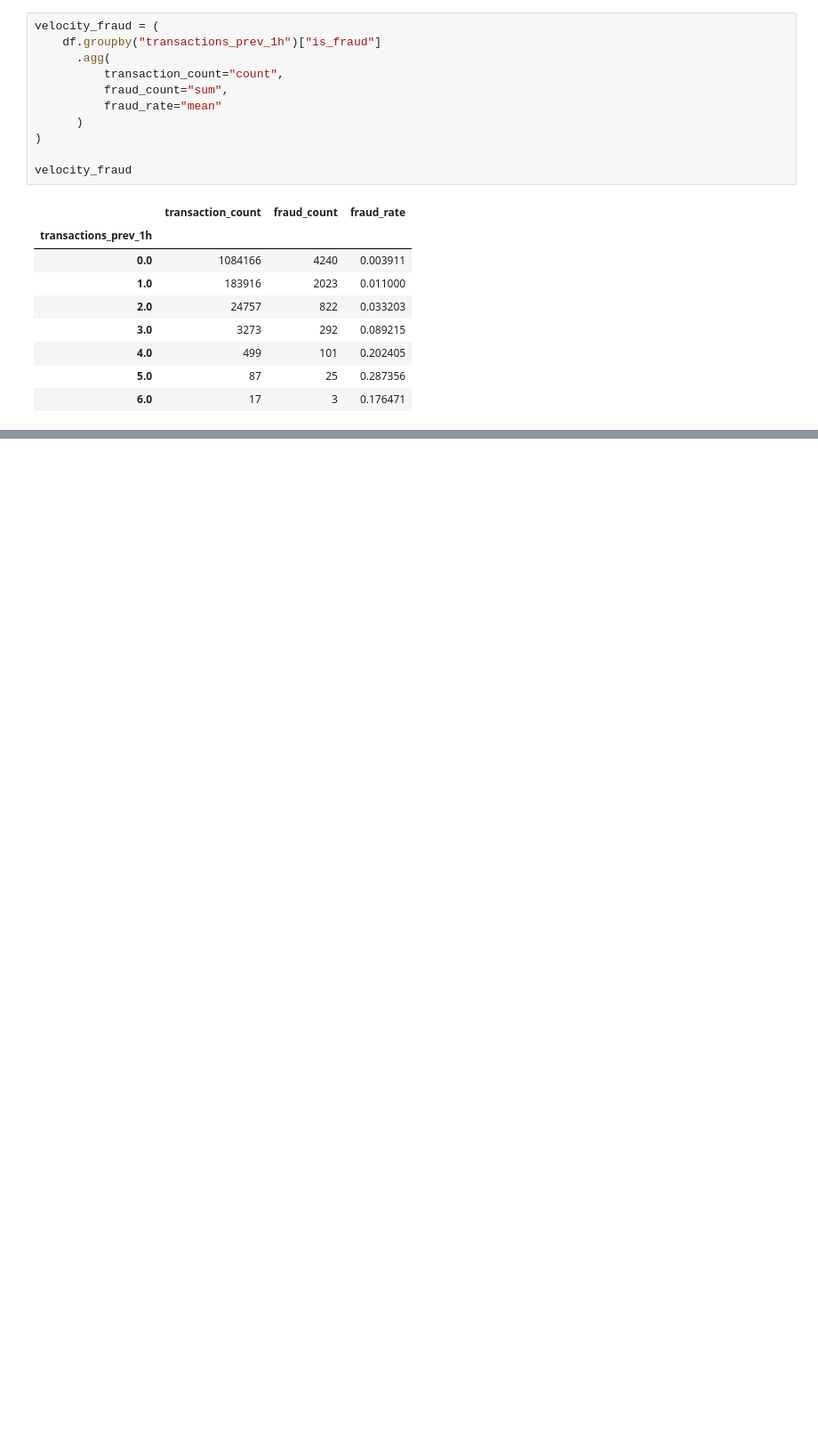
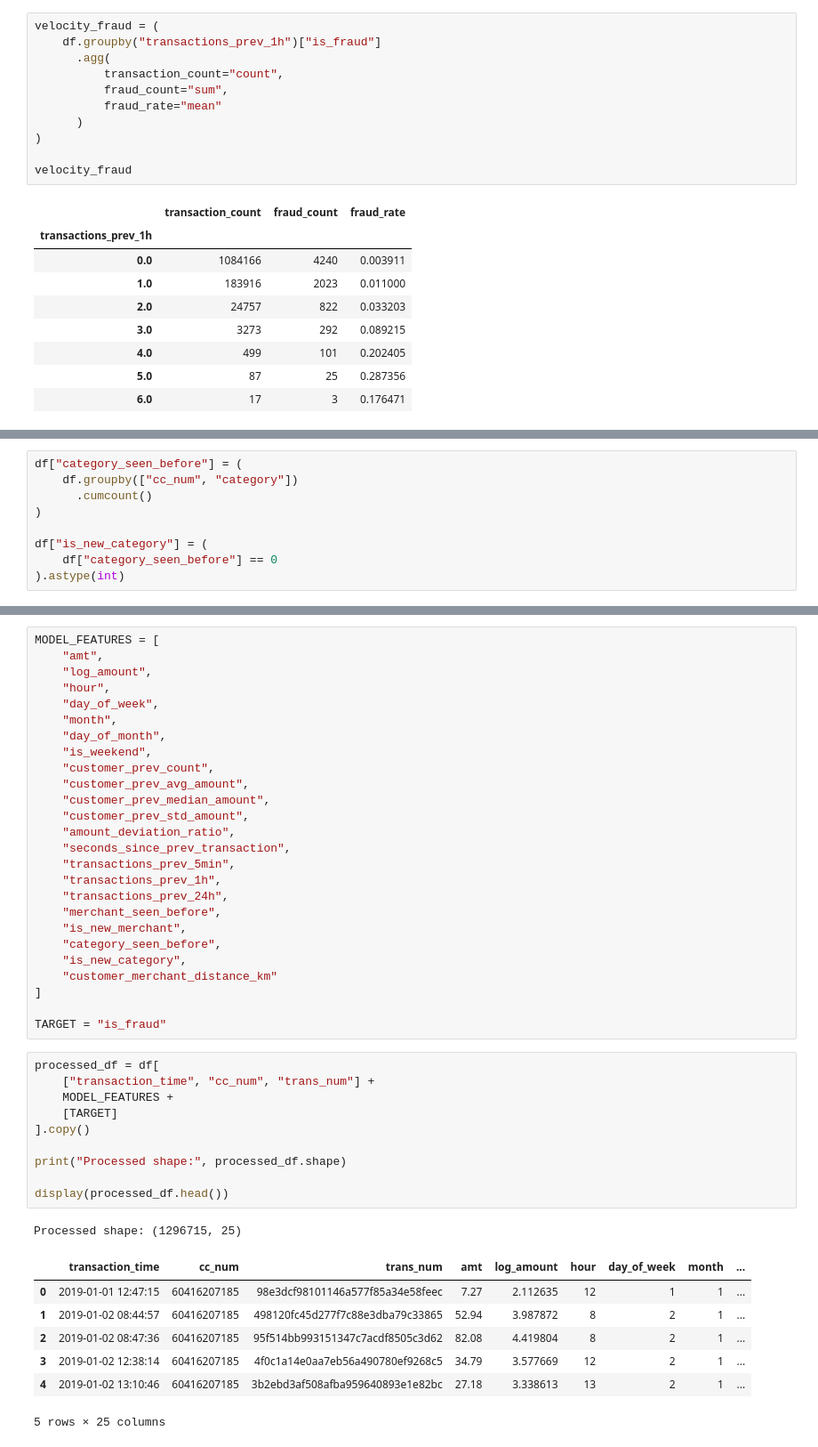
Before and after one commit to laraib275/AURA-Fraud-Intelligence, a Jupyter notebook: notebooks/03_feature_engineering.ipynb, the cells around one changed output, grey strips where cells are left out. Shown at 89% size. Cells and saved outputs as stored; diff of their text form; blank space fills up the shorter version.

Commit message:
Complete fraud feature engineering pipeline

```diff
--- a/notebooks/03_feature_engineering.ipynb
+++ b/notebooks/03_feature_engineering.ipynb
@@ -747,0 +862,9 @@ velocity_fraud
+# %%
+df["category_seen_before"] = (
+    df.groupby(["cc_num", "category"])
+      .cumcount()
+)
+
+df["is_new_category"] = (
+    df["category_seen_before"] == 0
+).astype(int)
@@ -747,0 +964,45 @@ velocity_fraud
+# %%
+MODEL_FEATURES = [
+    "amt",
+    "log_amount",
+    "hour",
+    "day_of_week",
+    "month",
+    "day_of_month",
+    "is_weekend",
+    "customer_prev_count",
+    "customer_prev_avg_amount",
+    "customer_prev_median_amount",
+    "customer_prev_std_amount",
+    "amount_deviation_ratio",
+    "seconds_since_prev_transaction",
+    "transactions_prev_5min",
+    "transactions_prev_1h",
+    "transactions_prev_24h",
+    "merchant_seen_before",
+    "is_new_merchant",
+    "category_seen_before",
+    "is_new_category",
+    "customer_merchant_distance_km"
+]
+
+TARGET = "is_fraud"
+# %%
+processed_df = df[
+    ["transaction_time", "cc_num", "trans_num"] +
+    MODEL_FEATURES +
+    [TARGET]
+].copy()
+
+print("Processed shape:", processed_df.shape)
+
+display(processed_df.head())
+# %% [output]
+Processed shape: (1296715, 25)
+|  | transaction_time | cc_num | trans_num | amt | log_amount | hour | day_of_week | month | ... |
+| 0 | 2019-01-01 12:47:15 | 60416207185 | 98e3dcf98101146a577f85a34e58feec | 7.27 | 2.112635 | 12 | 1 | 1 | ... |
+| 1 | 2019-01-02 08:44:57 | 60416207185 | 498120fc45d277f7c88e3dba79c33865 | 52.94 | 3.987872 | 8 | 2 | 1 | ... |
+| 2 | 2019-01-02 08:47:36 | 60416207185 | 95f514bb993151347c7acdf8505c3d62 | 82.08 | 4.419804 | 8 | 2 | 1 | ... |
+| 3 | 2019-01-02 12:38:14 | 60416207185 | 4f0c1a14e0aa7eb56a490780ef9268c5 | 34.79 | 3.577669 | 12 | 2 | 1 | ... |
+| 4 | 2019-01-02 13:10:46 | 60416207185 | 3b2ebd3af508afba959640893e1e82bc | 27.18 | 3.338613 | 13 | 2 | 1 | ... |
+5 rows × 25 columns
```
Also changed, not shown: parts of 15 cells of this notebook, 1 other file.
